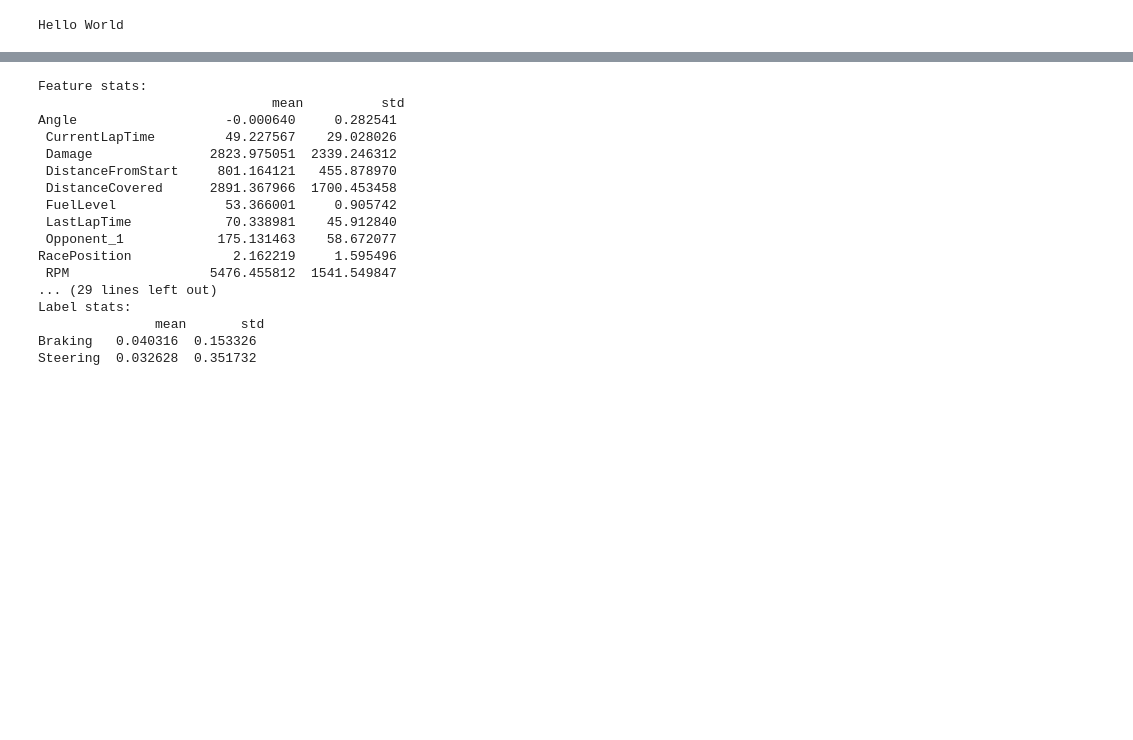
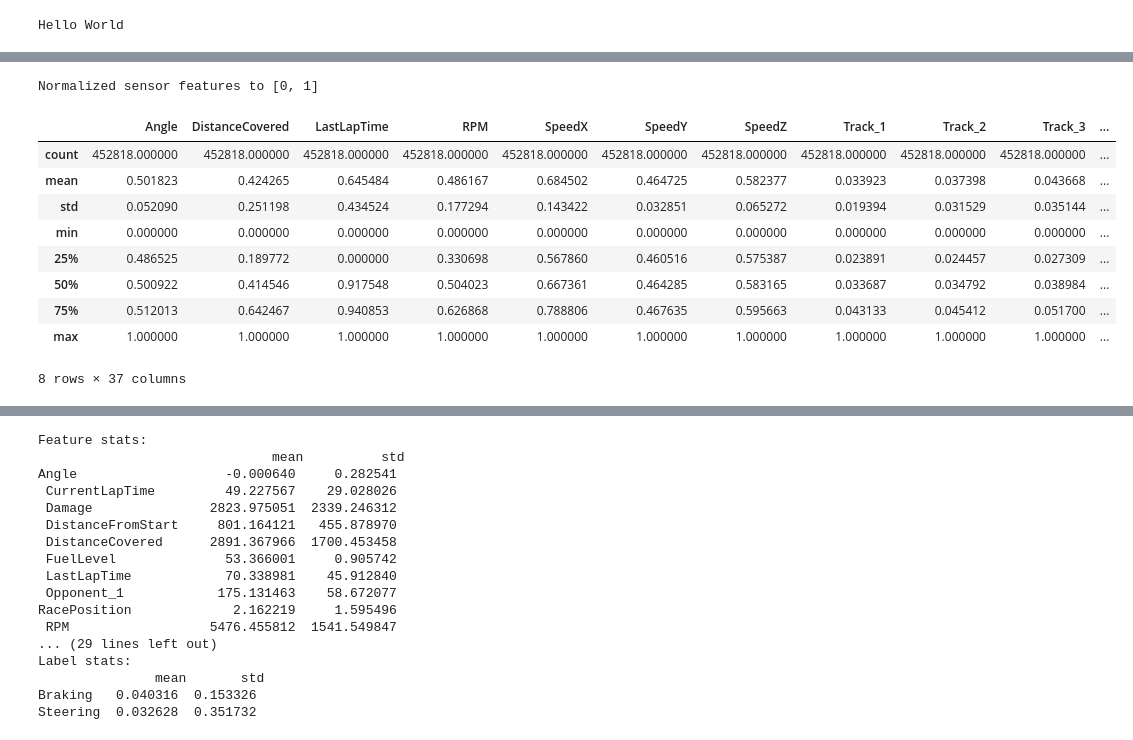
Before and after one commit to blueork/TORCS-AI-Agent, a Jupyter notebook: data_generation/data_preprocessing.ipynb, the cells around one changed output, grey strips where cells are left out. Saved outputs shown, nothing was run; the diff lists cells and outputs as text; code cells hidden in the pictures; blank space fills up the shorter version.

```diff
--- a/data_generation/data_preprocessing.ipynb
+++ b/data_generation/data_preprocessing.ipynb
@@ -70,0 +291,21 @@ Shape after handling nulls: (288986, 43)
+# %%
+sensor_cols = [col for col in data.columns if col not in ['Acceleration', 'Braking', 'Clutch', 'Gear', 'Steering']]
+
+# Step 5: Normalize sensor features
+scaler = MinMaxScaler()
+data[sensor_cols] = scaler.fit_transform(data[sensor_cols])
+print("Normalized sensor features to [0, 1]")
+
+data.describe()
+# %% [output]
+Normalized sensor features to [0, 1]
+|  | Angle | DistanceCovered | LastLapTime | RPM | SpeedX | SpeedY | SpeedZ | Track_1 | Track_2 | Track_3 | ... |
+| count | 452818.000000 | 452818.000000 | 452818.000000 | 452818.000000 | 452818.000000 | 452818.000000 | 452818.000000 | 452818.000000 | 452818.000000 | 452818.000000 | ... |
+| mean | 0.501823 | 0.424265 | 0.645484 | 0.486167 | 0.684502 | 0.464725 | 0.582377 | 0.033923 | 0.037398 | 0.043668 | ... |
+| std | 0.052090 | 0.251198 | 0.434524 | 0.177294 | 0.143422 | 0.032851 | 0.065272 | 0.019394 | 0.031529 | 0.035144 | ... |
+| min | 0.000000 | 0.000000 | 0.000000 | 0.000000 | 0.000000 | 0.000000 | 0.000000 | 0.000000 | 0.000000 | 0.000000 | ... |
+| 25% | 0.486525 | 0.189772 | 0.000000 | 0.330698 | 0.567860 | 0.460516 | 0.575387 | 0.023891 | 0.024457 | 0.027309 | ... |
+| 50% | 0.500922 | 0.414546 | 0.917548 | 0.504023 | 0.667361 | 0.464285 | 0.583165 | 0.033687 | 0.034792 | 0.038984 | ... |
+| 75% | 0.512013 | 0.642467 | 0.940853 | 0.626868 | 0.788806 | 0.467635 | 0.595663 | 0.043133 | 0.045412 | 0.051700 | ... |
+| max | 1.000000 | 1.000000 | 1.000000 | 1.000000 | 1.000000 | 1.000000 | 1.000000 | 1.000000 | 1.000000 | 1.000000 | ... |
+8 rows × 37 columns
```
Also changed, not shown: parts of 31 cells of this notebook, 24 other files.
